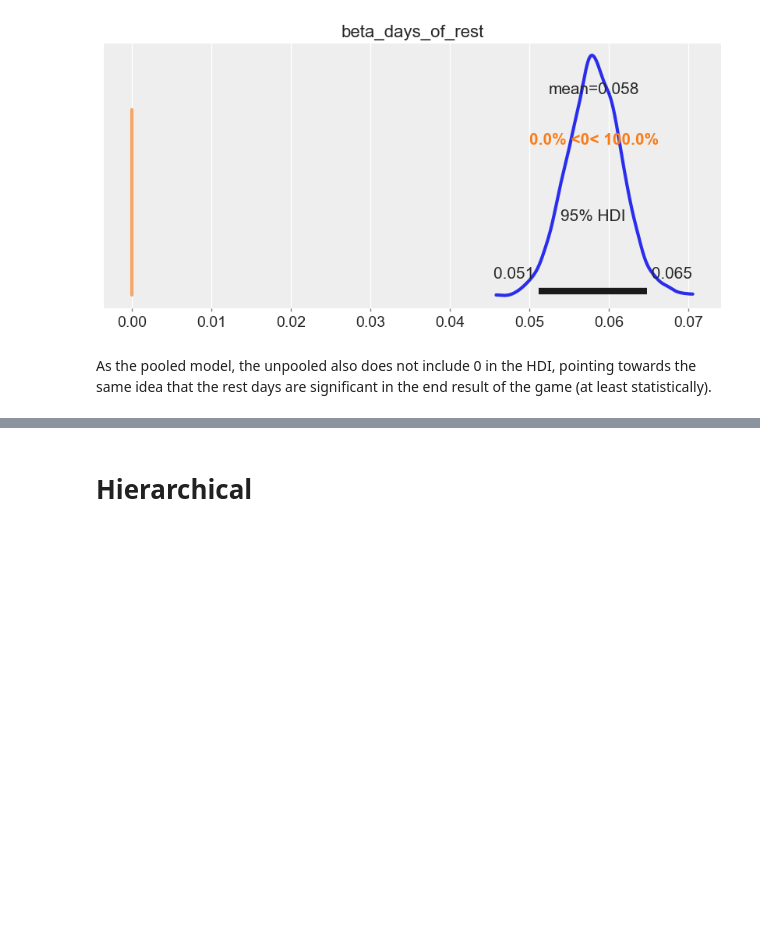
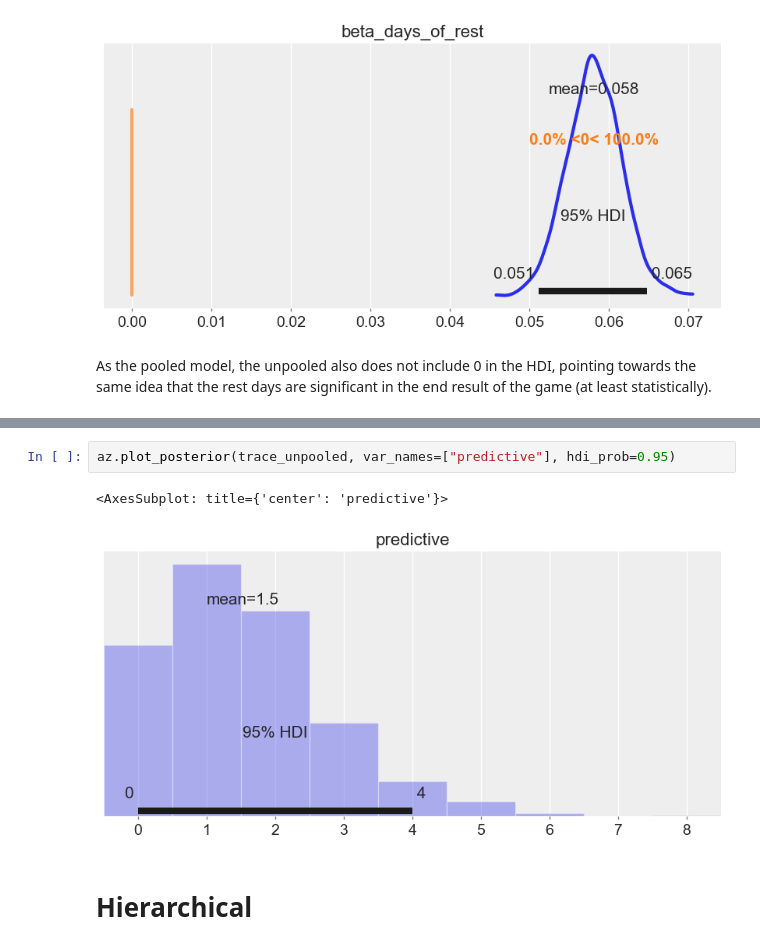
Before and after one commit to k0ruy/bayesian_retry, a Jupyter notebook: retry/modelling_RETRY.ipynb, the cells around one changed output, grey strips where cells are left out. Cells and saved outputs as stored; diff of their text form; blank space fills up the shorter version.

```diff
--- a/retry/modelling_RETRY.ipynb
+++ b/retry/modelling_RETRY.ipynb
@@ -414,3 +421,8 @@ As the pooled model, the unpooled also does not include 0 in the HDI, pointing t
+# %%
+az.plot_posterior(trace_unpooled, var_names=["predictive"], hdi_prob=0.95)
+# %% [output]
+<AxesSubplot: title={'center': 'predictive'}>
+[figure, added]
 # %% [markdown]
 # Hierarchical
 # %%
```
Also changed, not shown: parts of 11 cells of this notebook, 15 other files.
